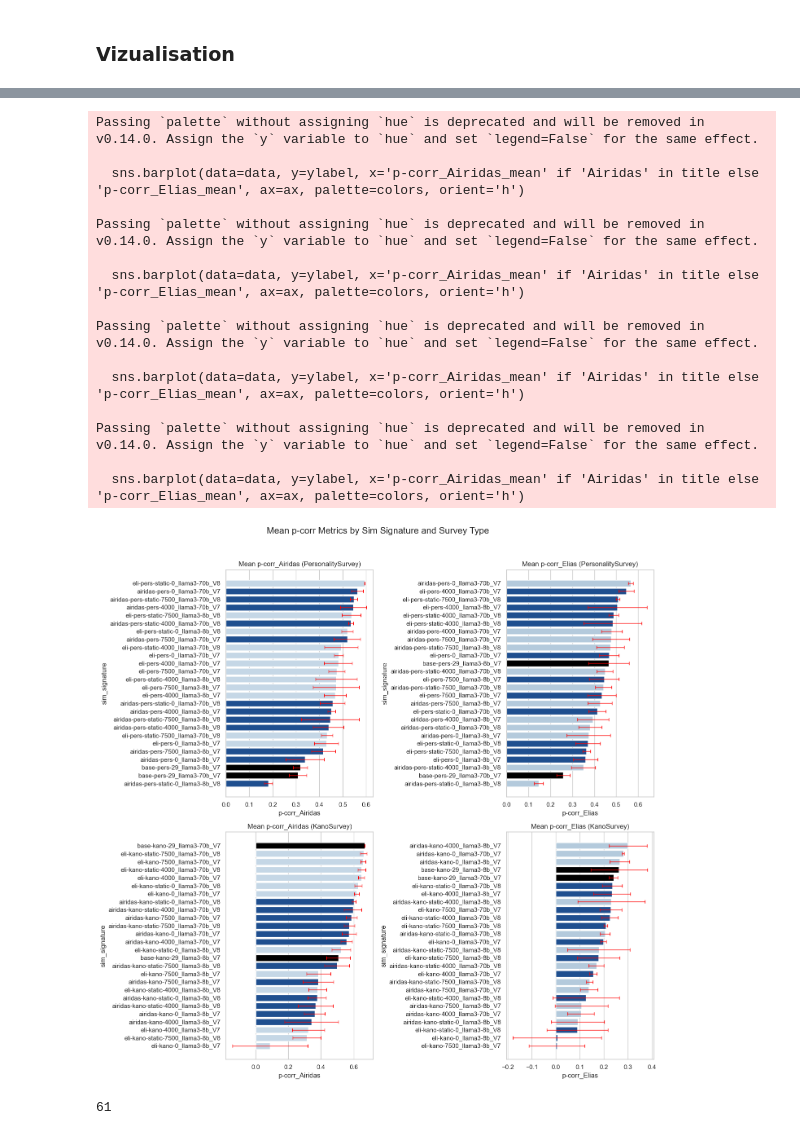
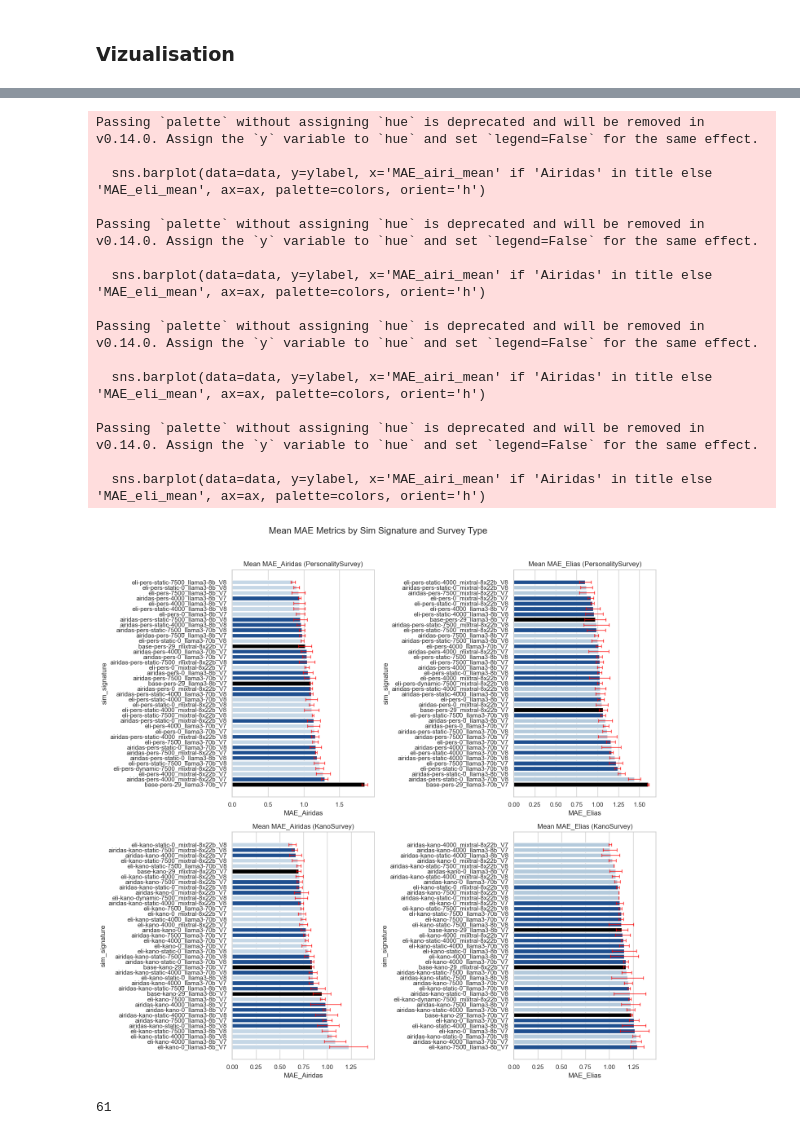
Before and after one commit to Brikas/Thesis, a Jupyter notebook: airi_analysis.ipynb, the cells around one changed output, grey strips where cells are left out. Saved outputs shown, nothing was run; the diff lists cells and outputs as text; code cells hidden in the pictures.

```diff
--- a/airi_analysis.ipynb
+++ b/airi_analysis.ipynb
@@ -44,7 +44,7 @@ def see_if_column_valid(column_name, df, msg="Verification failed for"):
     print(f"{msg}: {len(dff)} ({len(dfff)} unique)")
     return dfff
 
-MOST_IMPORTANT_COLUMNS = ['sim_signature', 'run_number', "model", "survey_type", "base_sim_signature", "SUBJECT"]
+MOST_IMPORTANT_COLUMNS = ['sim_signature', 'run_number', "model", "survey_type", "base_sim_signature", "SUBJECT", 'CTX_limit', "retrieval method"]
 # %%
 # Index all simulation files
 SIMULATIONS_DIR = "analysis/sims-final-2"
@@ -339,3 +331,3 @@ bu.__version__
 # %%
-df = df[df['model'] != 'mixtral-8x22b']
+# df = df[df['model'] != 'mixtral-8x22b']
 # %%
@@ -378,10 +391,13 @@ bu.quickJSON(er, "extraction_records.json")
 # %%
 # Define how columns should be groped
 aggregation_dict = {
+
+    'MAE_airi': ['mean', 'std'],
+    'MAE_eli': ['mean', 'std'],
+    'run_number': ['count'],
+    'question_count': ['min'],
     'p-corr_Airidas': ['mean', 'std'],
     'p-corr_Elias': ['mean', 'std'],
-    'mean_residual_Airidas': ['mean', 'std'],
-    'mean_residual_Elias': ['mean', 'std']
 }
 # Preserve the first entry of other columns
 for col in df.columns:
@@ -393,6 +409,8 @@ dfg = df.groupby('sim_signature').agg(aggregation_dict)
 
 # Renaming MultiIndex columns
 dfg.columns = ['_'.join(col).strip() if col[1] != 'first' else col[0] for col in dfg.columns.values]
+dfg.rename(columns={'run_number_count': 'n-runs'}, inplace=True)
+
 dfg = dfg.reset_index()
 print(f"Total unique simulations: {len(dfg)}")
 dfg.head(5)
@@ -436,10 +454,10 @@ import pandas as pd
 sns.set(style="whitegrid")
 
 # Sorting and filtering the dataframe for each plot
-sorted_airidas_personality = dfg[(dfg['survey_type'] == 'PersonalitySurvey')].sort_values('p-corr_Airidas_mean', ascending=False)
-sorted_airidas_kano = dfg[(dfg['survey_type'] == 'KanoSurvey')].sort_values('p-corr_Airidas_mean', ascending=False)
-sorted_elias_personality = dfg[(dfg['survey_type'] == 'PersonalitySurvey')].sort_values('p-corr_Elias_mean', ascending=False)
-sorted_elias_kano = dfg[(dfg['survey_type'] == 'KanoSurvey')].sort_values('p-corr_Elias_mean', ascending=False)
+sorted_airidas_personality = dfg[(dfg['survey_type'] == 'PersonalitySurvey')].sort_values('MAE_airi_mean', ascending=True)
+sorted_airidas_kano = dfg[(dfg['survey_type'] == 'KanoSurvey')].sort_values('MAE_airi_mean', ascending=True)
+sorted_elias_personality = dfg[(dfg['survey_type'] == 'PersonalitySurvey')].sort_values('MAE_eli_mean', ascending=True)
+sorted_elias_kano = dfg[(dfg['survey_type'] == 'KanoSurvey')].sort_values('MAE_eli_mean', ascending=True)
 
 # Custom color functions
 def get_colors_airidas(df):
@@ -467,46 +485,50 @@ def get_colors_elias(df):
 colors_airidas_p = get_colors_airidas(sorted_airidas_personality)
 colors_airidas_k = get_colors_airidas(sorted_airidas_kano)
 colors_elias_p = get_colors_elias(sorted_elias_personality)
 colors_elias_k = get_colors_elias(sorted_elias_kano)
 
 fig, axs = plt.subplots(2, 2, figsize=(14, 14))
-fig.suptitle('Mean p-corr Metrics by Sim Signature and Survey Type', fontsize=16)
+fig.suptitle('Mean MAE Metrics by Sim Signature and Survey Type', fontsize=16)
 
 # Adding horizontal bars and error bars
 for (data, ax, colors, ylabel, title) in [
-    (sorted_airidas_personality, axs[0, 0], colors_airidas_p, 'sim_signature', 'Mean p-corr_Airidas (PersonalitySurvey)'),
-    (sorted_airidas_kano, axs[1, 0], colors_airidas_k, 'sim_signature', 'Mean p-corr_Airidas (KanoSurvey)'),
-    (sorted_elias_personality, axs[0, 1], colors_elias_p, 'sim_signature', 'Mean p-corr_Elias (PersonalitySurvey)'),
-    (sorted_elias_kano, axs[1, 1], colors_elias_k, 'sim_signature', 'Mean p-corr_Elias (KanoSurvey)')
+    (sorted_airidas_personality, axs[0, 0], colors_airidas_p, 'sim_signature', 'Mean MAE_Airidas (PersonalitySurvey)'),
+    (sorted_airidas_kano, axs[1, 0], colors_airidas_k, 'sim_signature', 'Mean MAE_Airidas (KanoSurvey)'),
+    (sorted_elias_personality, axs[0, 1], colors_elias_p, 'sim_signature', 'Mean MAE_Elias (PersonalitySurvey)'),
+    (sorted_elias_kano, axs[1, 1], colors_elias_k, 'sim_signature', 'Mean MAE_Elias (KanoSurvey)')
 ]:
-    sns.barplot(data=data, y=ylabel, x='p-corr_Airidas_mean' if 'Airidas' in title else 'p-corr_Elias_mean', ax=ax, palette=colors, orient='h')
+    sns.barplot(data=data, y=ylabel, x='MAE_airi_mean' if 'Airidas' in title else 'MAE_eli_mean', ax=ax, palette=colors, orient='h')
     if 'Airidas' in title:
-        ax.errorbar(data['p-corr_Airidas_mean'], data[ylabel], xerr=data['p-corr_Airidas_std'], fmt='none', ecolor='red', capsize=3, elinewidth=1, alpha=1 )
+        ax.errorbar(data['MAE_airi_mean'], data[ylabel], xerr=data['MAE_airi_std'], fmt='none', ecolor='red', capsize=3, elinewidth=1, alpha=1 )
     else:
-        ax.errorbar(data['p-corr_Elias_mean'], data[ylabel], xerr=data['p-corr_Elias_std'], fmt='none', ecolor='red', capsize=3, elinewidth=1, alpha=1)
+        ax.errorbar(data['MAE_eli_mean'], data[ylabel], xerr=data['MAE_eli_std'], fmt='none', ecolor='red', capsize=3, elinewidth=1, alpha=1)
     ax.set_title(title)
     ax.set_xlabel(title.split(' ')[1])
     ax.set_ylabel(ylabel)
 
 plt.tight_layout(rect=[0, 0, 1, 0.96])
 plt.show()
+
+###########################
+# Average the crossed results
+###########################
 # %% [output]
 Passing `palette` without assigning `hue` is deprecated and will be removed in v0.14.0. Assign the `y` variable to `hue` and set `legend=False` for the same effect.
 
-  sns.barplot(data=data, y=ylabel, x='p-corr_Airidas_mean' if 'Airidas' in title else 'p-corr_Elias_mean', ax=ax, palette=colors, orient='h')
+  sns.barplot(data=data, y=ylabel, x='MAE_airi_mean' if 'Airidas' in title else 'MAE_eli_mean', ax=ax, palette=colors, orient='h')
 
 Passing `palette` without assigning `hue` is deprecated and will be removed in v0.14.0. Assign the `y` variable to `hue` and set `legend=False` for the same effect.
 
-  sns.barplot(data=data, y=ylabel, x='p-corr_Airidas_mean' if 'Airidas' in title else 'p-corr_Elias_mean', ax=ax, palette=colors, orient='h')
+  sns.barplot(data=data, y=ylabel, x='MAE_airi_mean' if 'Airidas' in title else 'MAE_eli_mean', ax=ax, palette=colors, orient='h')
 
 Passing `palette` without assigning `hue` is deprecated and will be removed in v0.14.0. Assign the `y` variable to `hue` and set `legend=False` for the same effect.
 
-  sns.barplot(data=data, y=ylabel, x='p-corr_Airidas_mean' if 'Airidas' in title else 'p-corr_Elias_mean', ax=ax, palette=colors, orient='h')
+  sns.barplot(data=data, y=ylabel, x='MAE_airi_mean' if 'Airidas' in title else 'MAE_eli_mean', ax=ax, palette=colors, orient='h')
 
 Passing `palette` without assigning `hue` is deprecated and will be removed in v0.14.0. Assign the `y` variable to `hue` and set `legend=False` for the same effect.
 
-  sns.barplot(data=data, y=ylabel, x='p-corr_Airidas_mean' if 'Airidas' in title else 'p-corr_Elias_mean', ax=ax, palette=colors, orient='h')
+  sns.barplot(data=data, y=ylabel, x='MAE_airi_mean' if 'Airidas' in title else 'MAE_eli_mean', ax=ax, palette=colors, orient='h')
-[figure, old version]
+[figure, new version]
 # %%
 # expoert dfg to csv
 dfg.to_csv("analysis/spreadsheets/dfg-1.csv", index=False)
```
Also changed, not shown: parts of 8 cells of this notebook, 1 other file.
